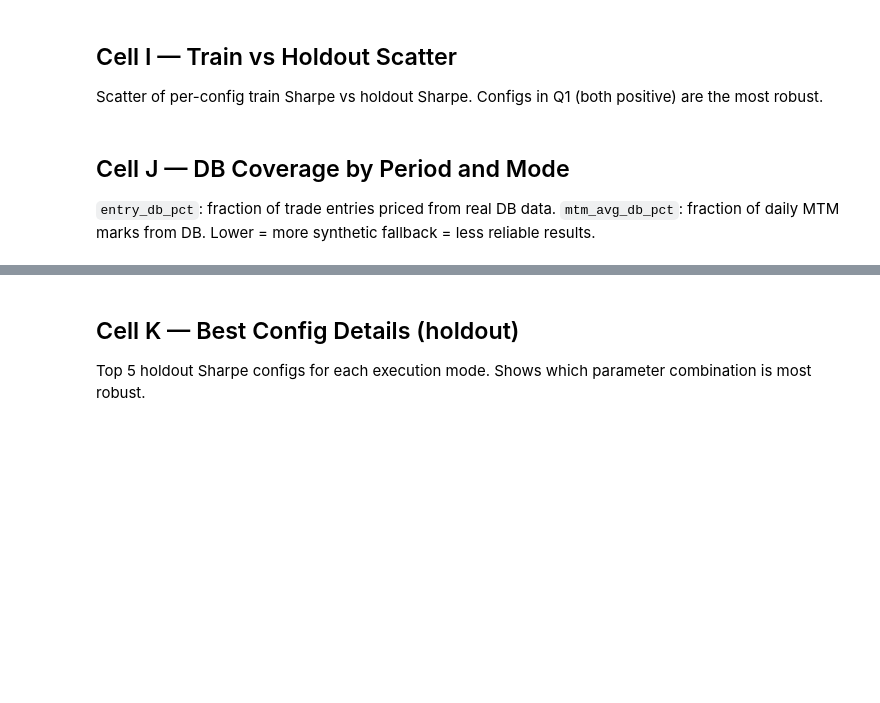
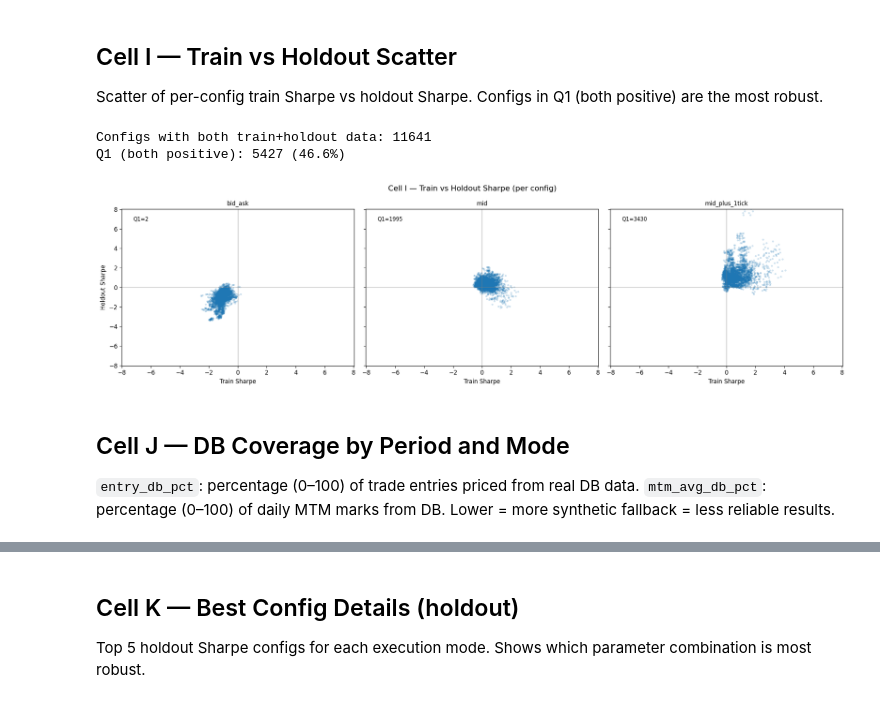
Before and after one commit to osteiner78/options-backtest, a Jupyter notebook: research/2026-05-15 - B3 - v6 expanded grid.ipynb, the cells around one changed output, grey strips where cells are left out. Drawn from its saved outputs; the diff is of its cells as text; code cells hidden in the pictures; blank space fills up the shorter version.

```diff
--- a/research/2026-05-15 - B3 - v6 expanded grid.ipynb
+++ b/research/2026-05-15 - B3 - v6 expanded grid.ipynb
@@ -345,40 +427,61 @@ Scatter of per-config train Sharpe vs holdout Sharpe.
 Configs in Q1 (both positive) are the most robust.
 # %%
 # Merge train and holdout by all GRID dimensions
-merge_cols = [c for c in ['target_delta', 'dte_max', 'profit_target_pct',
-              'manage_at_dte', 'vix_filter', 'defensive_leg_roll',
-              'stop_loss_pct', 'execution_mode', 'portfolio_mode'] if c in df.columns]
-df_train   = train.set_index(merge_cols)[['sharpe']].rename(columns={'sharpe': 'sharpe_train'})
-df_holdout = holdout.set_index(merge_cols)[['sharpe']].rename(columns={'sharpe': 'sharpe_holdout'})
-scatter_df = df_train.join(df_holdout, how='inner').reset_index()
+merge_cols = [
+    c
+    for c in [
+        "target_delta",
+        "dte_max",
+        "profit_target_pct",
+        "manage_at_dte",
+        "vix_filter",
+        "defensive_leg_roll",
+        "stop_loss_pct",
+        "execution_mode",
+        "portfolio_mode",
+    ]
+    if c in df.columns
+]
+df_train = train.set_index(merge_cols)[["sharpe"]].rename(
+    columns={"sharpe": "sharpe_train"}
+)
+df_holdout = holdout.set_index(merge_cols)[["sharpe"]].rename(
+    columns={"sharpe": "sharpe_holdout"}
+)
+scatter_df = df_train.join(df_holdout, how="inner").reset_index()
 
-print(f'Configs with both train+holdout data: {len(scatter_df)}')
-q1 = ((scatter_df['sharpe_train'] > 0) & (scatter_df['sharpe_holdout'] > 0)).sum()
-print(f'Q1 (both positive): {q1} ({q1/len(scatter_df)*100:.1f}%)')
+print(f"Configs with both train+holdout data: {len(scatter_df)}")
+q1 = ((scatter_df["sharpe_train"] > 0) & (scatter_df["sharpe_holdout"] > 0)).sum()
+print(f"Q1 (both positive): {q1} ({q1/len(scatter_df)*100:.1f}%)")
 
 fig, axes = plt.subplots(1, 3, figsize=(18, 5), sharey=True, sharex=True)
 for ax, mode in zip(axes, modes):
-    sub = scatter_df[scatter_df['execution_mode'] == mode]
-    ax.scatter(sub['sharpe_train'], sub['sharpe_holdout'], alpha=0.15, s=6)
-    ax.axhline(0, color='gray', lw=0.5)
-    ax.axvline(0, color='gray', lw=0.5)
+    sub = scatter_df[scatter_df["execution_mode"] == mode]
+    ax.scatter(sub["sharpe_train"], sub["sharpe_holdout"], alpha=0.15, s=6)
+    ax.axhline(0, color="gray", lw=0.5)
+    ax.axvline(0, color="gray", lw=0.5)
     ax.set_title(mode, fontsize=10)
-    ax.set_xlabel('Train Sharpe')
-    ax.set_ylabel('Holdout Sharpe' if mode == 'bid_ask' else '')
-    lim = max(abs(sub['sharpe_train'].quantile([0.01, 0.99])).max(),
-              abs(sub['sharpe_holdout'].quantile([0.01, 0.99])).max())
+    ax.set_xlabel("Train Sharpe")
+    ax.set_ylabel("Holdout Sharpe" if mode == "bid_ask" else "")
+    lim = max(
+        abs(sub["sharpe_train"].quantile([0.01, 0.99])).max(),
+        abs(sub["sharpe_holdout"].quantile([0.01, 0.99])).max(),
+    )
     ax.set_xlim(-lim, lim)
     ax.set_ylim(-lim, lim)
-    q1_sub = ((sub['sharpe_train'] > 0) & (sub['sharpe_holdout'] > 0)).sum()
-    ax.text(0.05, 0.95, f'Q1={q1_sub}', transform=ax.transAxes,
-            va='top', fontsize=9)
-fig.suptitle('Cell I — Train vs Holdout Sharpe (per config)', fontsize=13)
+    q1_sub = ((sub["sharpe_train"] > 0) & (sub["sharpe_holdout"] > 0)).sum()
+    ax.text(0.05, 0.95, f"Q1={q1_sub}", transform=ax.transAxes, va="top", fontsize=9)
+fig.suptitle("Cell I — Train vs Holdout Sharpe (per config)", fontsize=13)
 plt.tight_layout()
 plt.show()
+# %% [output]
+Configs with both train+holdout data: 11641
+Q1 (both positive): 5427 (46.6%)
+[figure, added]
 # %% [markdown]
 ## Cell J — DB Coverage by Period and Mode
 
-`entry_db_pct`: fraction of trade entries priced from real DB data.
-`mtm_avg_db_pct`: fraction of daily MTM marks from DB.
+`entry_db_pct`: percentage (0–100) of trade entries priced from real DB data.
+`mtm_avg_db_pct`: percentage (0–100) of daily MTM marks from DB.
 Lower = more synthetic fallback = less reliable results.
 # %%
```
Also changed, not shown: parts of 13 cells of this notebook, 1 other file.
